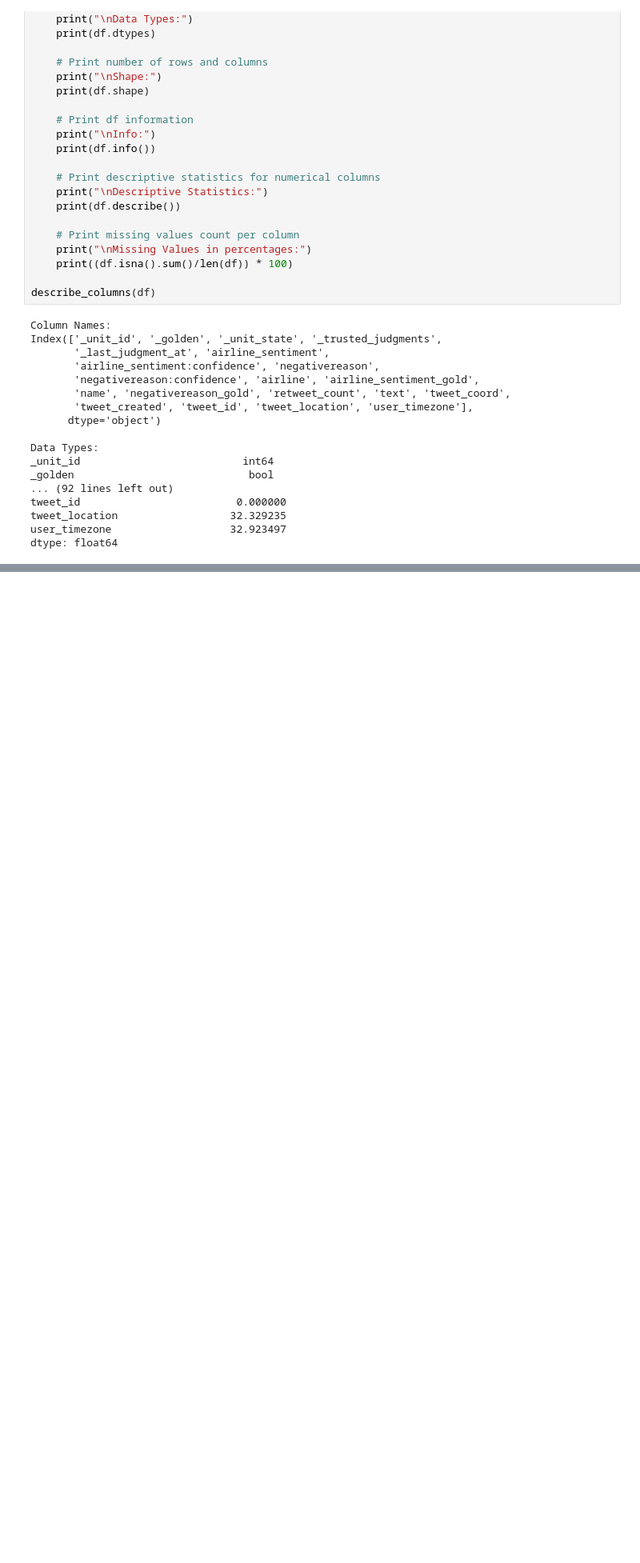
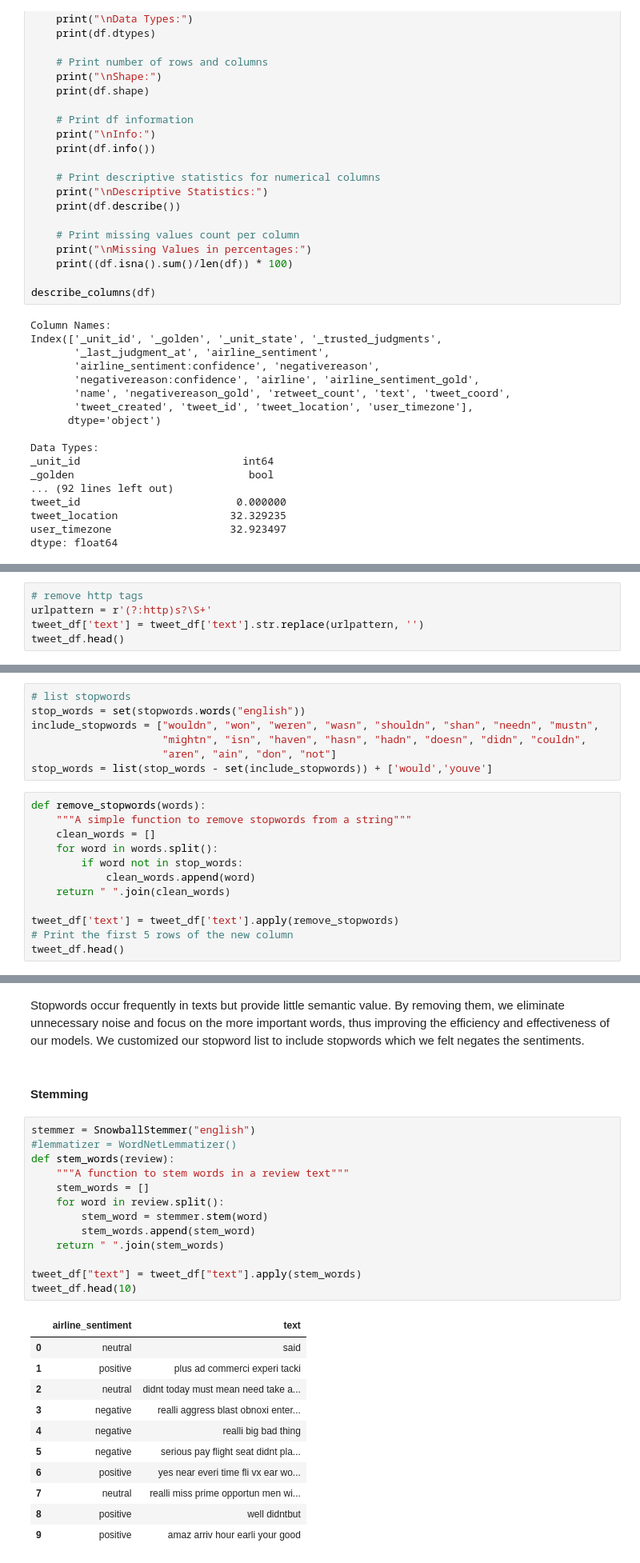
Before and after one commit to JEr1yAnalst/Group2-Capstone-project, a Jupyter notebook: notebook.ipynb, the cells around one changed output, grey strips where cells are left out. Shown: that part at 80% size. Saved outputs shown, nothing was run; the diff lists cells and outputs as text; blank space fills up the shorter version.

```diff
--- a/notebook.ipynb
+++ b/notebook.ipynb
@@ -196,0 +345,5 @@ dtype: float64
+# %%
+# remove http tags
+urlpattern = r'(?:http)s?\S+'
+tweet_df['text'] = tweet_df['text'].str.replace(urlpattern, '')
+tweet_df.head()
@@ -196,0 +357,19 @@ dtype: float64
+# %%
+# list stopwords
+stop_words = set(stopwords.words("english"))
+include_stopwords = ["wouldn", "won", "weren", "wasn", "shouldn", "shan", "needn", "mustn",
+                     "mightn", "isn", "haven", "hasn", "hadn", "doesn", "didn", "couldn",
+                     "aren", "ain", "don", "not"]
+stop_words = list(stop_words - set(include_stopwords)) + ['would','youve']
+# %%
+def remove_stopwords(words):
+    """A simple function to remove stopwords from a string"""
+    clean_words = []
+    for word in words.split():
+        if word not in stop_words:
+            clean_words.append(word)
+    return " ".join(clean_words)
+
+tweet_df['text'] = tweet_df['text'].apply(remove_stopwords)
+# Print the first 5 rows of the new column
+tweet_df.head()
@@ -196,0 +383,29 @@ dtype: float64
+# %% [markdown]
+Stopwords occur frequently in texts but provide little semantic value. By removing them, we eliminate unnecessary noise and focus on the more important words, thus improving the efficiency and effectiveness of our models. We customized our stopword list to include stopwords which we felt negates the sentiments.
+# %% [markdown]
+#### Stemming
+# %%
+stemmer = SnowballStemmer("english")
+#lemmatizer = WordNetLemmatizer()
+def stem_words(review):
+    """A function to stem words in a review text"""
+    stem_words = []
+    for word in review.split():
+        stem_word = stemmer.stem(word)
+        stem_words.append(stem_word)
+    return " ".join(stem_words)
+
+tweet_df["text"] = tweet_df["text"].apply(stem_words)
+tweet_df.head(10)
+# %% [output]
+|  | airline_sentiment | text |
+| 0 | neutral | said |
+| 1 | positive | plus ad commerci experi tacki |
+| 2 | neutral | didnt today must mean need take a... |
+| 3 | negative | realli aggress blast obnoxi enter... |
+| 4 | negative | realli big bad thing |
+| 5 | negative | serious pay flight seat didnt pla... |
+| 6 | positive | yes near everi time fli vx ear wo... |
+| 7 | neutral | realli miss prime opportun men wi... |
+| 8 | positive | well didntbut |
+| 9 | positive | amaz arriv hour earli your good |
```
Also changed, not shown: parts of 16 cells of this notebook.
